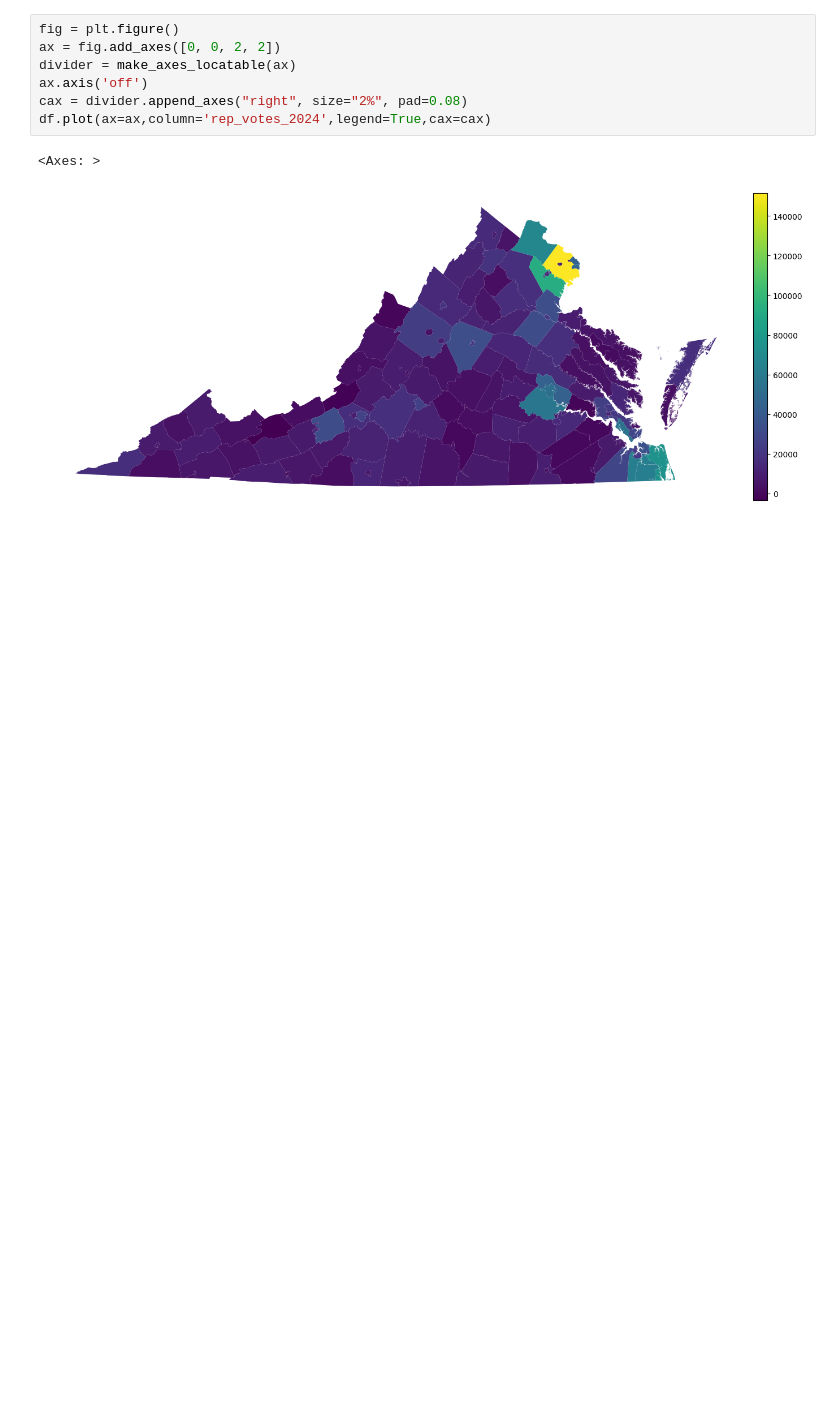
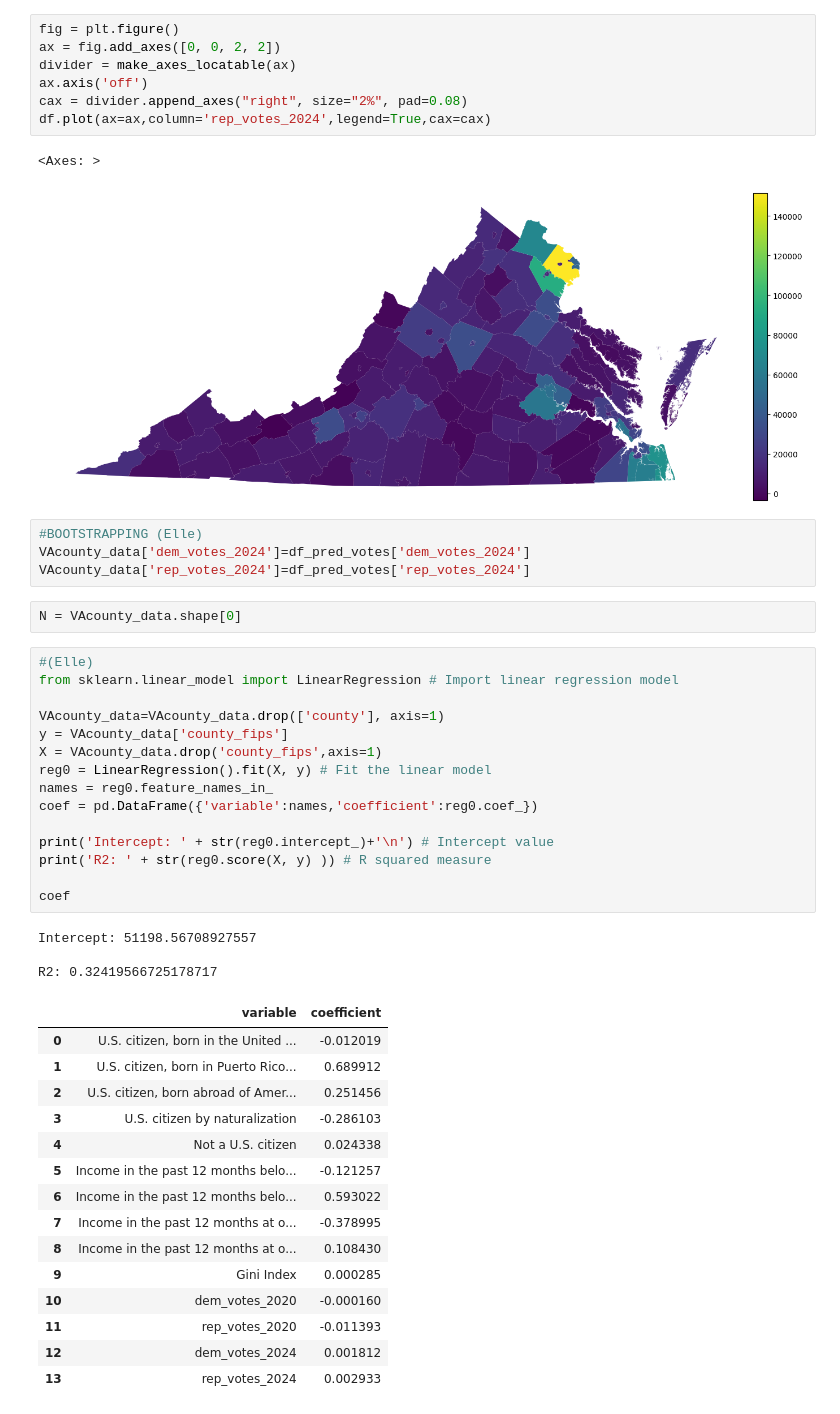
Before and after one commit to ven7sg/DS-3001-project-voting, a Jupyter notebook: Project3_model&VIS.ipynb, the cells around one changed output. Saved outputs shown, nothing was run; the diff lists cells and outputs as text; blank space fills up the shorter version.

```diff
--- a/Project3_model&VIS.ipynb
+++ b/Project3_model&VIS.ipynb
@@ -238,3 +285,43 @@ df.plot(ax=ax,column='rep_votes_2024',legend=True,cax=cax)
 # %% [output]
 <Axes: >
 [figure]
+# %%
+#BOOTSTRAPPING (Elle)
+VAcounty_data['dem_votes_2024']=df_pred_votes['dem_votes_2024']
+VAcounty_data['rep_votes_2024']=df_pred_votes['rep_votes_2024']
+# %%
+N = VAcounty_data.shape[0]
+# %%
+#(Elle)
+from sklearn.linear_model import LinearRegression # Import linear regression model
+
+VAcounty_data=VAcounty_data.drop(['county'], axis=1)
+y = VAcounty_data['county_fips']
+X = VAcounty_data.drop('county_fips',axis=1)
+reg0 = LinearRegression().fit(X, y) # Fit the linear model
+names = reg0.feature_names_in_
+coef = pd.DataFrame({'variable':names,'coefficient':reg0.coef_})
+
+print('Intercept: ' + str(reg0.intercept_)+'\n') # Intercept value
+print('R2: ' + str(reg0.score(X, y) )) # R squared measure
+
+coef
+# %% [output]
+Intercept: 51198.56708927557
+
+R2: 0.32419566725178717
+|  | variable | coefficient |
+| 0 | U.S. citizen, born in the United ... | -0.012019 |
+| 1 | U.S. citizen, born in Puerto Rico... | 0.689912 |
+| 2 | U.S. citizen, born abroad of Amer... | 0.251456 |
+| 3 | U.S. citizen by naturalization | -0.286103 |
+| 4 | Not a U.S. citizen | 0.024338 |
+| 5 | Income in the past 12 months belo... | -0.121257 |
+| 6 | Income in the past 12 months belo... | 0.593022 |
+| 7 | Income in the past 12 months at o... | -0.378995 |
+| 8 | Income in the past 12 months at o... | 0.108430 |
+| 9 | Gini Index | 0.000285 |
+| 10 | dem_votes_2020 | -0.000160 |
+| 11 | rep_votes_2020 | -0.011393 |
+| 12 | dem_votes_2024 | 0.001812 |
+| 13 | rep_votes_2024 | 0.002933 |
```
Also changed, not shown: parts of 11 cells of this notebook.
